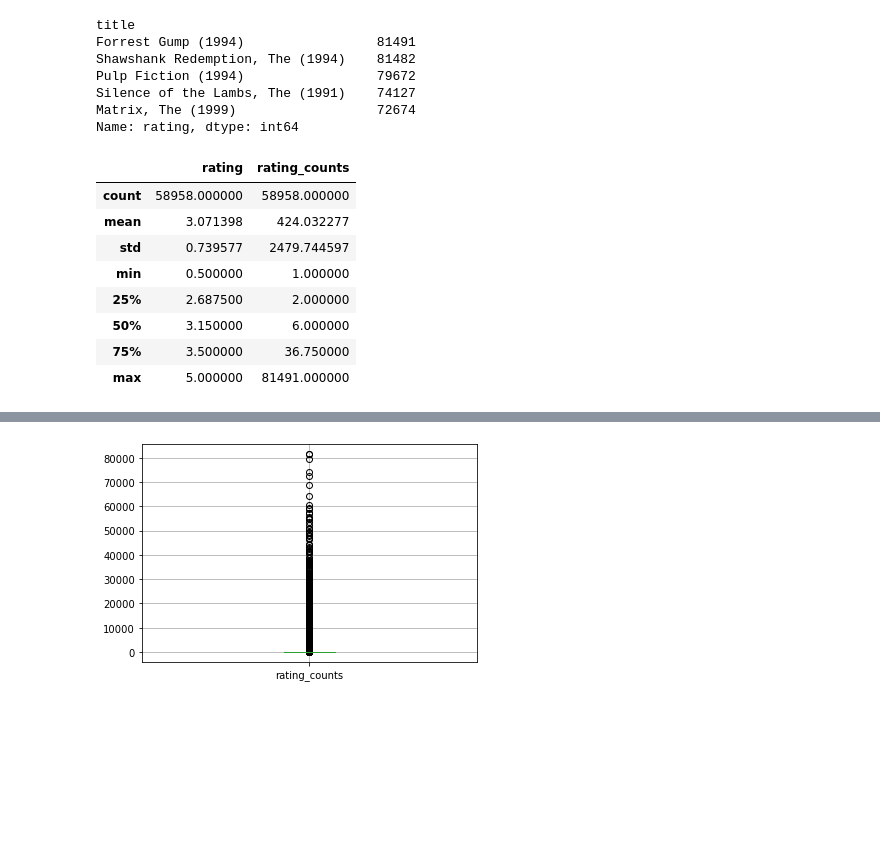
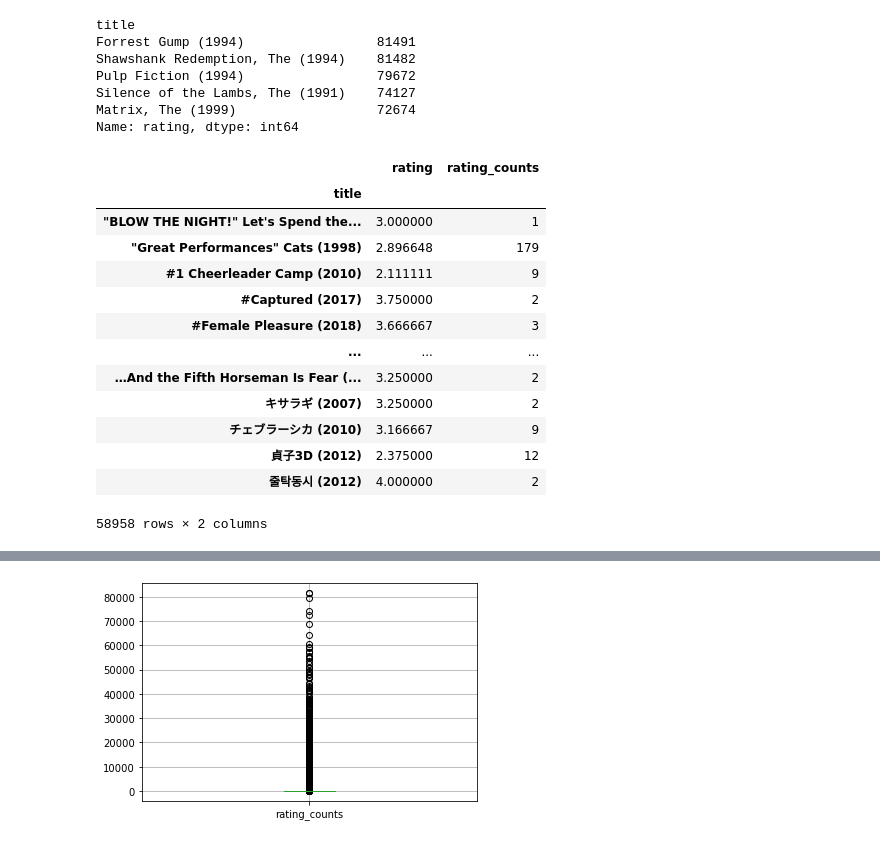
Before and after one commit to WilliamScarbro/CS535_TermProject, a Jupyter notebook: bin/initial_analysis.ipynb, the cells around one changed output, grey strips where cells are left out. Saved outputs shown, nothing was run; the diff lists cells and outputs as text; code cells hidden in the pictures; blank space fills up the shorter version.

```diff
--- a/bin/initial_analysis.ipynb
+++ b/bin/initial_analysis.ipynb
@@ -76,14 +70,19 @@ Name: rating, dtype: int64
 # %%
 Average_ratings['rating_counts'] = pd.DataFrame(data.groupby('title')['rating'].count())
 # %%
-Average_ratings.describe()
+Average_ratings
 # %% [output]
 |  | rating | rating_counts |
-| count | 58958.000000 | 58958.000000 |
-| mean | 3.071398 | 424.032277 |
-| std | 0.739577 | 2479.744597 |
-| min | 0.500000 | 1.000000 |
-| 25% | 2.687500 | 2.000000 |
-| 50% | 3.150000 | 6.000000 |
-| 75% | 3.500000 | 36.750000 |
-| max | 5.000000 | 81491.000000 |
+| title |  |  |
+| "BLOW THE NIGHT!" Let's Spend the... | 3.000000 | 1 |
+| "Great Performances" Cats (1998) | 2.896648 | 179 |
+| #1 Cheerleader Camp (2010) | 2.111111 | 9 |
+| #Captured (2017) | 3.750000 | 2 |
+| #Female Pleasure (2018) | 3.666667 | 3 |
+| ... | ... | ... |
+| …And the Fifth Horseman Is Fear (... | 3.250000 | 2 |
+| キサラギ (2007) | 3.250000 | 2 |
+| チェブラーシカ (2010) | 3.166667 | 9 |
+| 貞子3D (2012) | 2.375000 | 12 |
+| 줄탁동시 (2012) | 4.000000 | 2 |
+58958 rows × 2 columns
```
Also changed, not shown: parts of 15 cells of this notebook.
